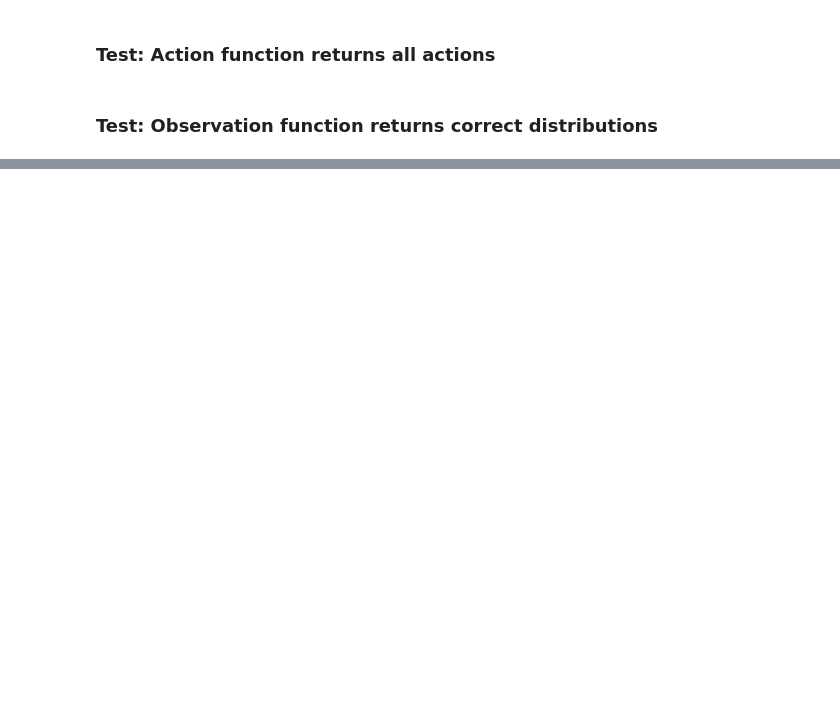
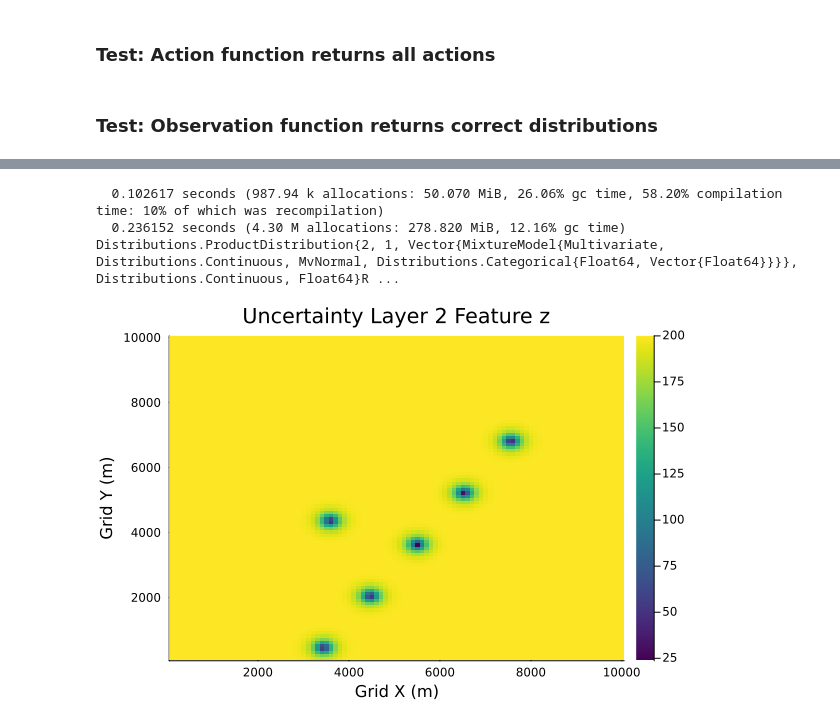
Before and after one commit to sisl/CGS_CCS, a Jupyter notebook: scripts/scratch.ipynb, the cells around one changed output, grey strips where cells are left out. Cells and saved outputs as stored; diff of their text form; code cells hidden in the pictures; blank space fills up the shorter version.

```diff
--- a/scripts/scratch.ipynb
+++ b/scripts/scratch.ipynb
@@ -139,0 +111,11 @@ CCSPOMDP(CCS_State(LayerFeatures[LayerFeatures(10000×4 GeoTable over 100×100 C
+# %%
+# Timing test for seismic line observation and reward function
+@time distr = POMDPs.observation(pomdp, all_actions[19], pomdp.state)
+@time reward = POMDPs.reward(pomdp, pomdp.state, all_actions[19])
+println(typeof(distr), "Reward: ", reward)
+visualize_uncertainty(pomdp, 2, :z)
+# %% [output]
+  0.102617 seconds (987.94 k allocations: 50.070 MiB, 26.06% gc time, 58.20% compilation time: 10% of which was recompilation)
+  0.236152 seconds (4.30 M allocations: 278.820 MiB, 12.16% gc time)
+Distributions.ProductDistribution{2, 1, Vector{MixtureModel{Multivariate, Distributions.Continuous, MvNormal, Distributions.Categorical{Float64, Vector{Float64}}}}, Distributions.Continuous, Float64}R ...
+[figure, added]
```
Also changed, not shown: parts of 15 cells of this notebook, 3 other files.
